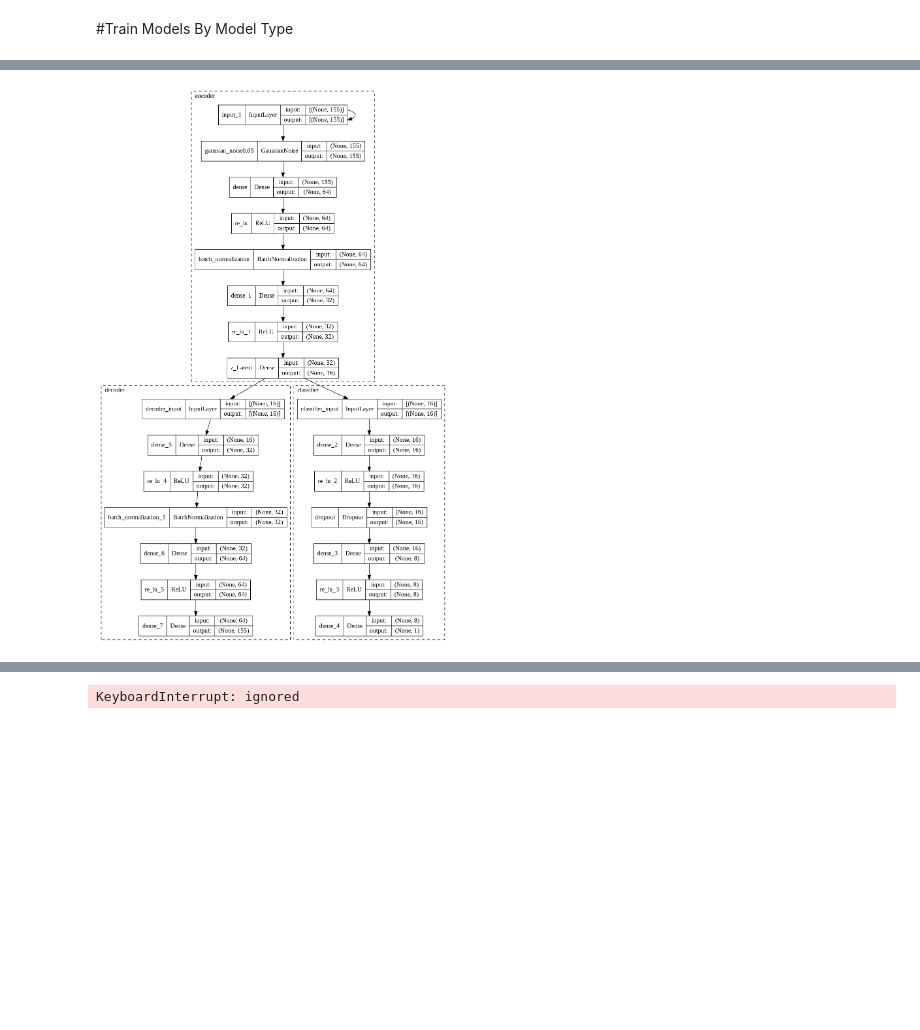
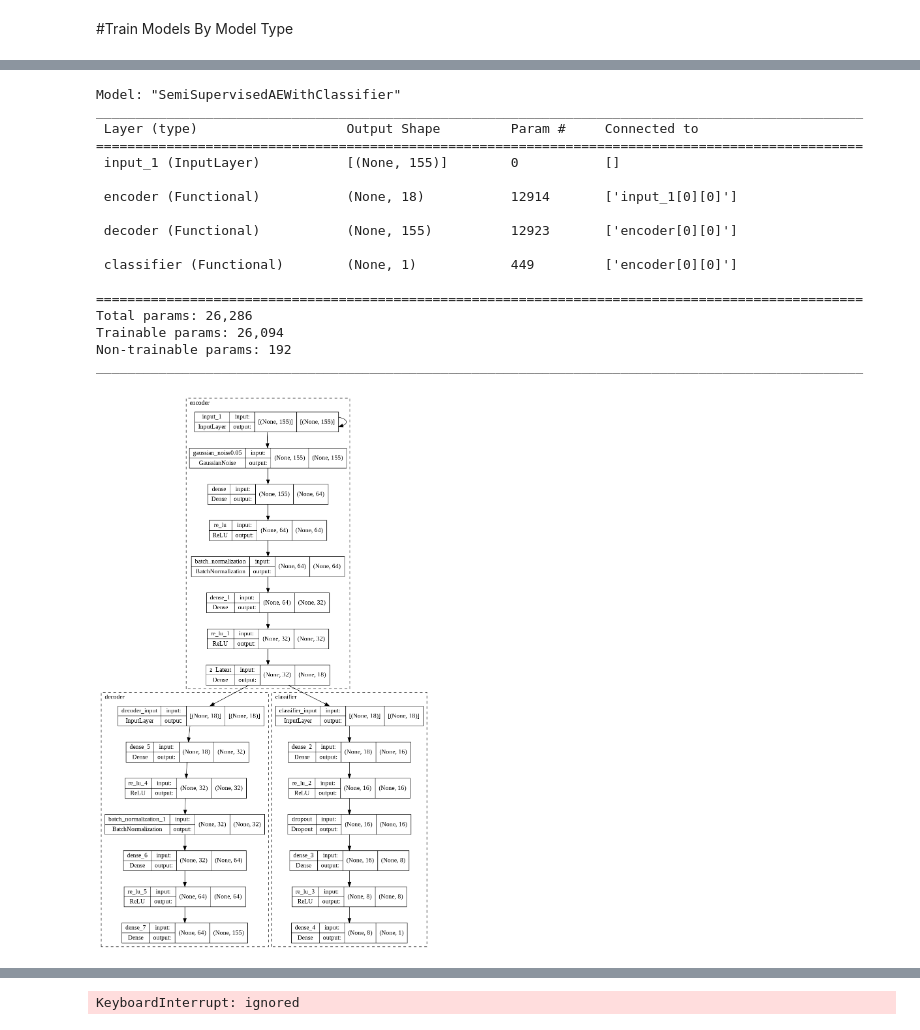
Before and after one commit to faikozcan/MLFraud, a Jupyter notebook: CreditCardFraudDetection_European_cardholders.ipynb, the cells around one changed output, grey strips where cells are left out. Saved outputs shown, nothing was run; the diff lists cells and outputs as text; code cells hidden in the pictures; blank space fills up the shorter version.

```diff
--- a/CreditCardFraudDetection_European_cardholders.ipynb
+++ b/CreditCardFraudDetection_European_cardholders.ipynb
@@ -1249,9 +1231,27 @@ INFO:tensorflow:Assets written to: /content/drive/MyDrive/CreditCardFraudDetecti
 # %%
-modelfoldNumber=0
-loadName=F"sae_inSize155_batchSize_100_PE_True_64_3216_8_LD_16_epochs_15_gn005_Fold_{modelfoldNumber}"
+modelfoldNumber=3
+loadName=F"sae_inSize155_batchSize_100_PE_True_64_3216_8_LD_18_epochs_20_gn005_rs_16_Fold_{modelfoldNumber}"
 k=tf.keras.models.load_model(F'{saveToFolder}/{loadName}/BaseModel')
-#trainModelForFold(k,modelfoldNumber,10)
+k.summary()
+# trainModelForFold(k,modelfoldNumber,30)
 PlotModel(k)
 # %% [output]
+Model: "SemiSupervisedAEWithClassifier"
+__________________________________________________________________________________________________
+ Layer (type)                   Output Shape         Param #     Connected to
+==================================================================================================
+ input_1 (InputLayer)           [(None, 155)]        0           []
+
+ encoder (Functional)           (None, 18)           12914       ['input_1[0][0]']
+
+ decoder (Functional)           (None, 155)          12923       ['encoder[0][0]']
+
+ classifier (Functional)        (None, 1)            449         ['encoder[0][0]']
+
+==================================================================================================
+Total params: 26,286
+Trainable params: 26,094
+Non-trainable params: 192
+__________________________________________________________________________________________________
-[figure, old version]
+[figure, new version]
 # %%
```
Also changed, not shown: parts of 25 cells of this notebook.
